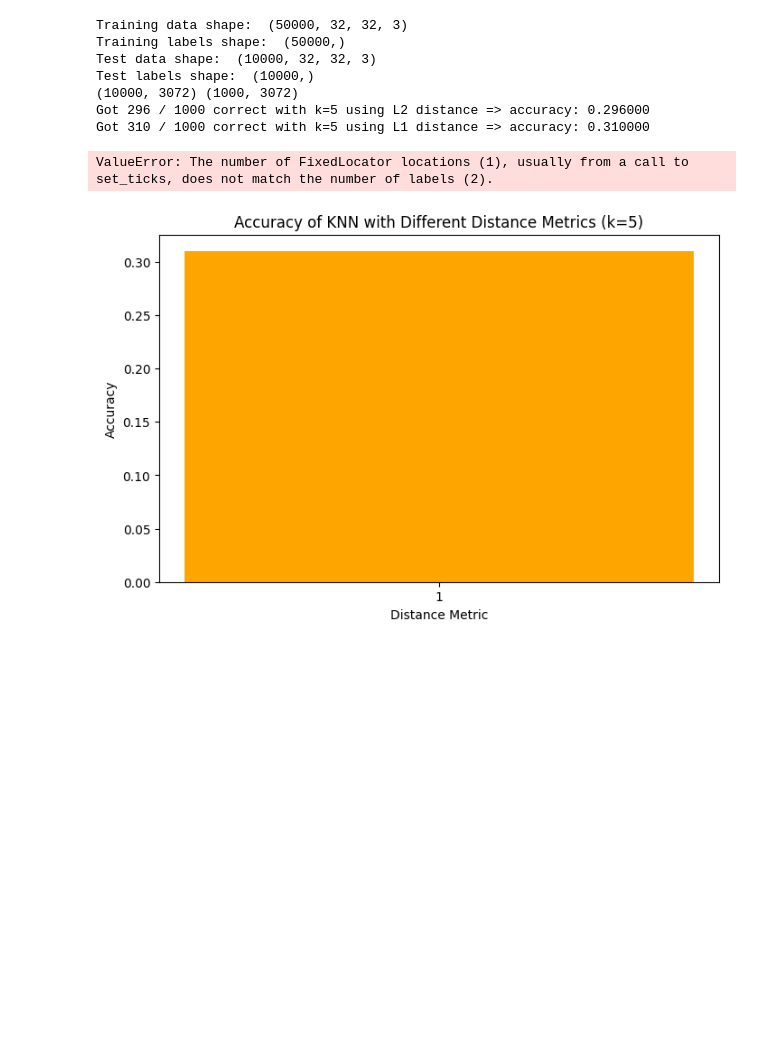
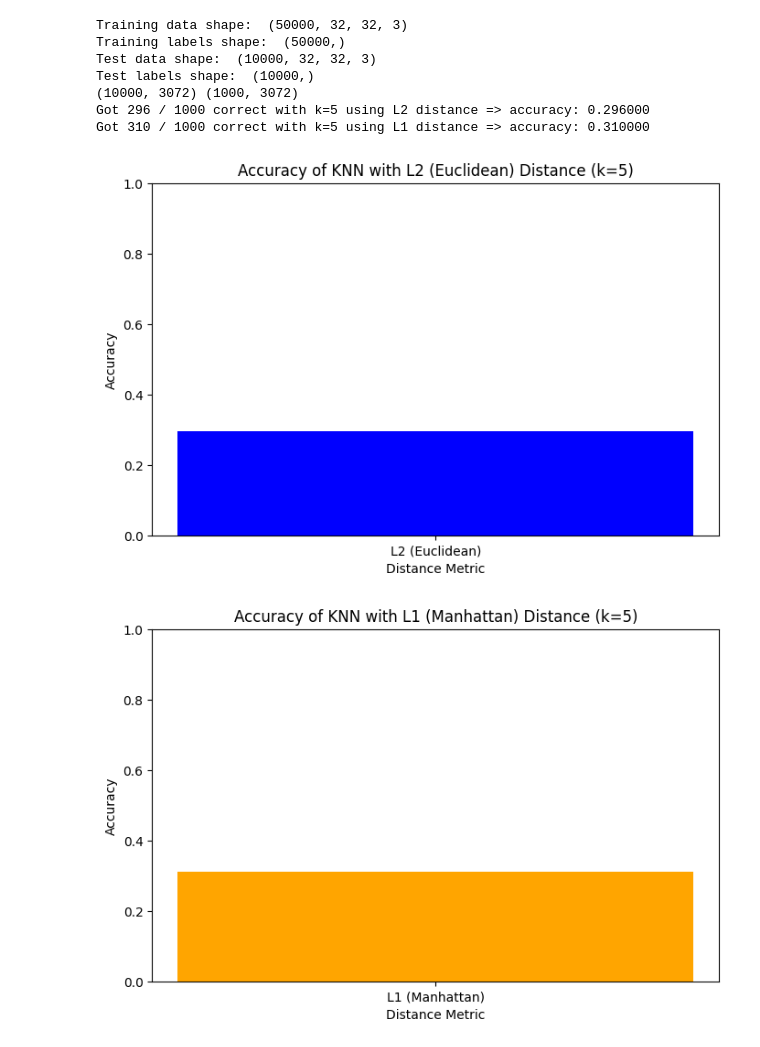
Before and after one commit to ACH1LL35/ML_Spring_23_24, a Jupyter notebook: Mid/assignments/KNN-HW/L1-L2.ipynb, the cells around one changed output. Drawn from its saved outputs; the diff is of its cells as text; code cells hidden in the pictures; blank space fills up the shorter version.

```diff
--- a/Mid/assignments/KNN-HW/L1-L2.ipynb
+++ b/Mid/assignments/KNN-HW/L1-L2.ipynb
@@ -8,9 +8,7 @@ import download
 from tqdm import tqdm
 
 def download_data():
-    url = "https://www.cs.toronto.edu/~kriz/cifar-10-python.tar.gz"
-    download_dir = "./data"
-    download.maybe_download_and_extract(url, download_dir)
+    pass
 
 # Class to initialize and apply K-nearest neighbor classifier
 class KNearestNeighbor(object):
@@ -125,32 +123,34 @@ if __name__ == "__main__":
     y_test_pred_l1 = classifier.predict(X_test, k=5, dist_type='l1')
     num_correct_l1 = np.sum(y_test_pred_l1 == y_test)  # number of test examples correctly predicted
     accuracy_l1 = float(num_correct_l1) / num_test
     print('Got %d / %d correct with k=5 using L1 distance => accuracy: %f' % (num_correct_l1, num_test, accuracy_l1))
 
     # Visualizing the accuracy for L2 (Euclidean)
     plt.figure(figsize=(8, 5))
     plt.bar(['L2 (Euclidean)'], [accuracy_l2], color='blue')
     plt.xlabel('Distance Metric')
     plt.ylabel('Accuracy')
     plt.title('Accuracy of KNN with L2 (Euclidean) Distance (k=5)')
     plt.ylim(0, 1)
     plt.show()
+    plt.savefig('Accuracy of KNN with L2 (Euclidean) Distance (k=5)')
 
     # Visualizing the accuracy for L1 (Manhattan)
     plt.figure(figsize=(8, 5))
     plt.bar(['L1 (Manhattan)'], [accuracy_l1], color='orange')
     plt.xlabel('Distance Metric')
     plt.ylabel('Accuracy')
     plt.title('Accuracy of KNN with L1 (Manhattan) Distance (k=5)')
     plt.ylim(0, 1)
     plt.show()
+    plt.savefig('Accuracy of KNN with L1 (Manhattan) Distance (k=5)')
 # %% [output]
 Training data shape:  (50000, 32, 32, 3)
 Training labels shape:  (50000,)
 Test data shape:  (10000, 32, 32, 3)
 Test labels shape:  (10000,)
 (10000, 3072) (1000, 3072)
 Got 296 / 1000 correct with k=5 using L2 distance => accuracy: 0.296000
 Got 310 / 1000 correct with k=5 using L1 distance => accuracy: 0.310000
-ValueError: The number of FixedLocator locations (1), usually from a call to set_ticks, does not match the number of labels (2).
-[figure, old version]
+[figure, new version]
+[figure, added]
```
Also changed, not shown: 3 other files.
